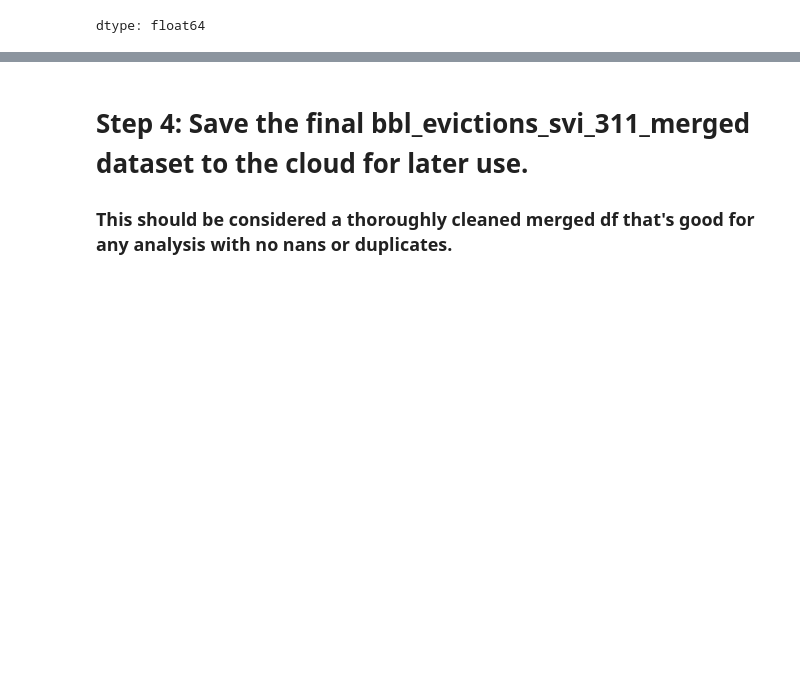
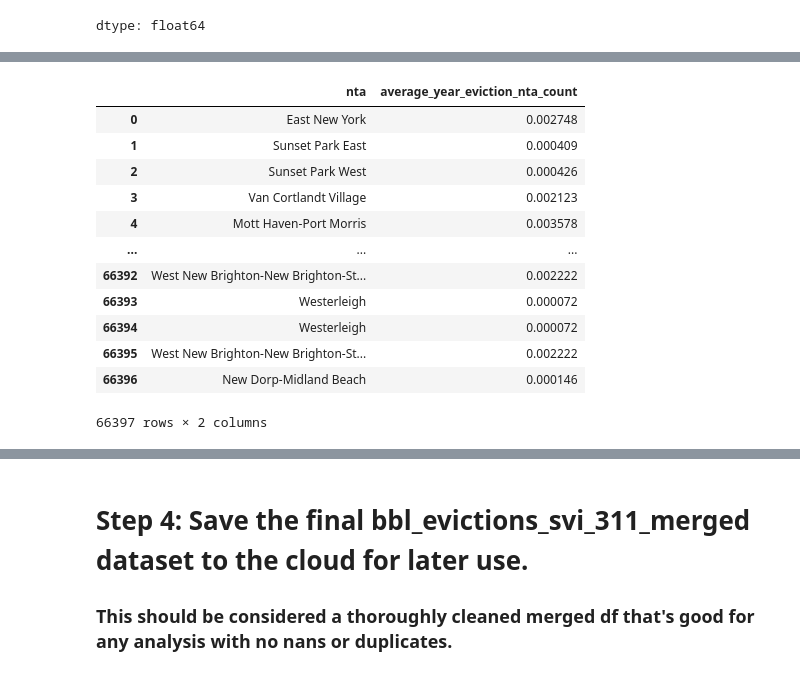
Before and after one commit to simaoalicechen/NYC_Landlord_Behavior_Analysis_Project, a Jupyter notebook: Part_2.5_merging_bbl_evictions_311_svi_mega_complete_normal_times.ipynb, the cells around one changed output, grey strips where cells are left out. Drawn from its saved outputs; the diff is of its cells as text; code cells hidden in the pictures; blank space fills up the shorter version.

```diff
--- a/Part_2.5_merging_bbl_evictions_311_svi_mega_complete_normal_times.ipynb
+++ b/Part_2.5_merging_bbl_evictions_311_svi_mega_complete_normal_times.ipynb
@@ -740,0 +832,23 @@ bbl_evictions_svi_311.sort_values('average_year_eviction_unit_count', ascending=
+# %%
+bbl_evictions_svi_311 = pd.merge(
+    bbl_evictions_svi_311,
+    nta_rates,
+    on='nta',
+    how='left'
+)
+# %%
+bbl_evictions_svi_311[['nta', 'average_year_eviction_nta_count']]
+# %% [output]
+|  | nta | average_year_eviction_nta_count |
+| 0 | East New York | 0.002748 |
+| 1 | Sunset Park East | 0.000409 |
+| 2 | Sunset Park West | 0.000426 |
+| 3 | Van Cortlandt Village | 0.002123 |
+| 4 | Mott Haven-Port Morris | 0.003578 |
+| ... | ... | ... |
+| 66392 | West New Brighton-New Brighton-St... | 0.002222 |
+| 66393 | Westerleigh | 0.000072 |
+| 66394 | Westerleigh | 0.000072 |
+| 66395 | West New Brighton-New Brighton-St... | 0.002222 |
+| 66396 | New Dorp-Midland Beach | 0.000146 |
+66397 rows × 2 columns
```
Also changed, not shown: parts of 9 cells of this notebook.
